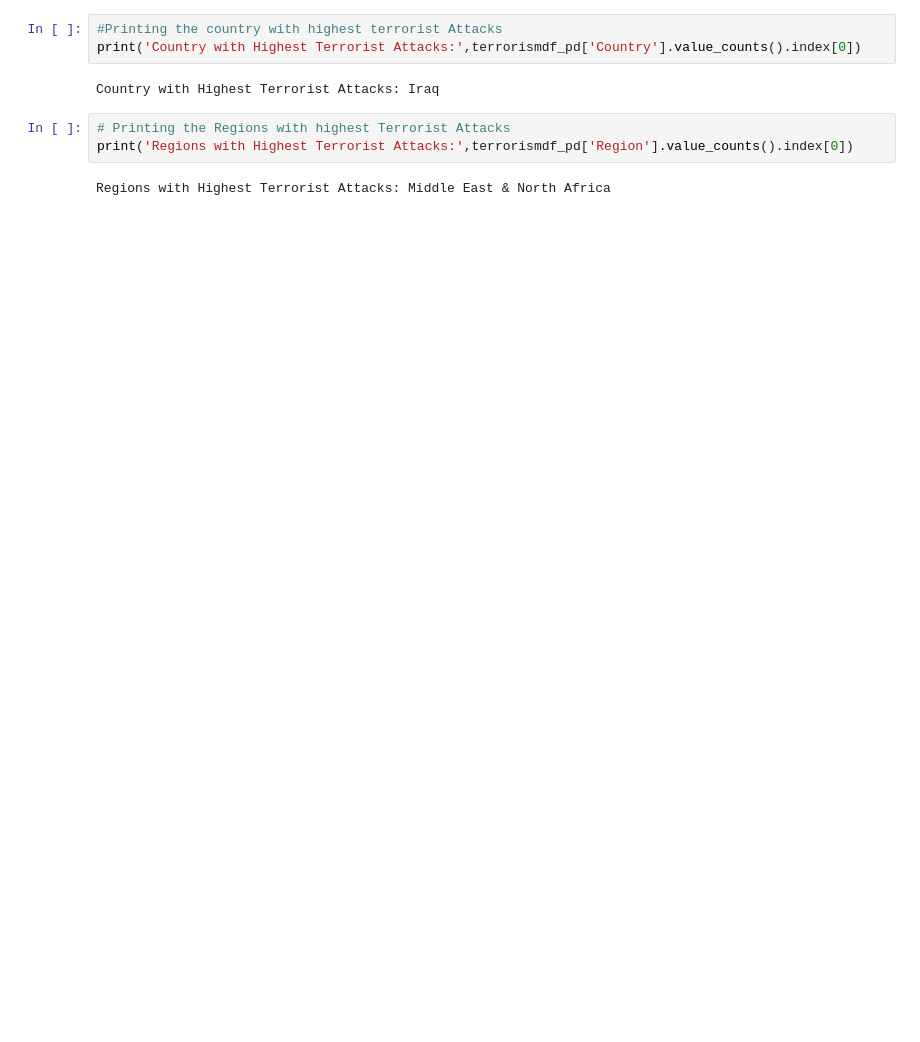
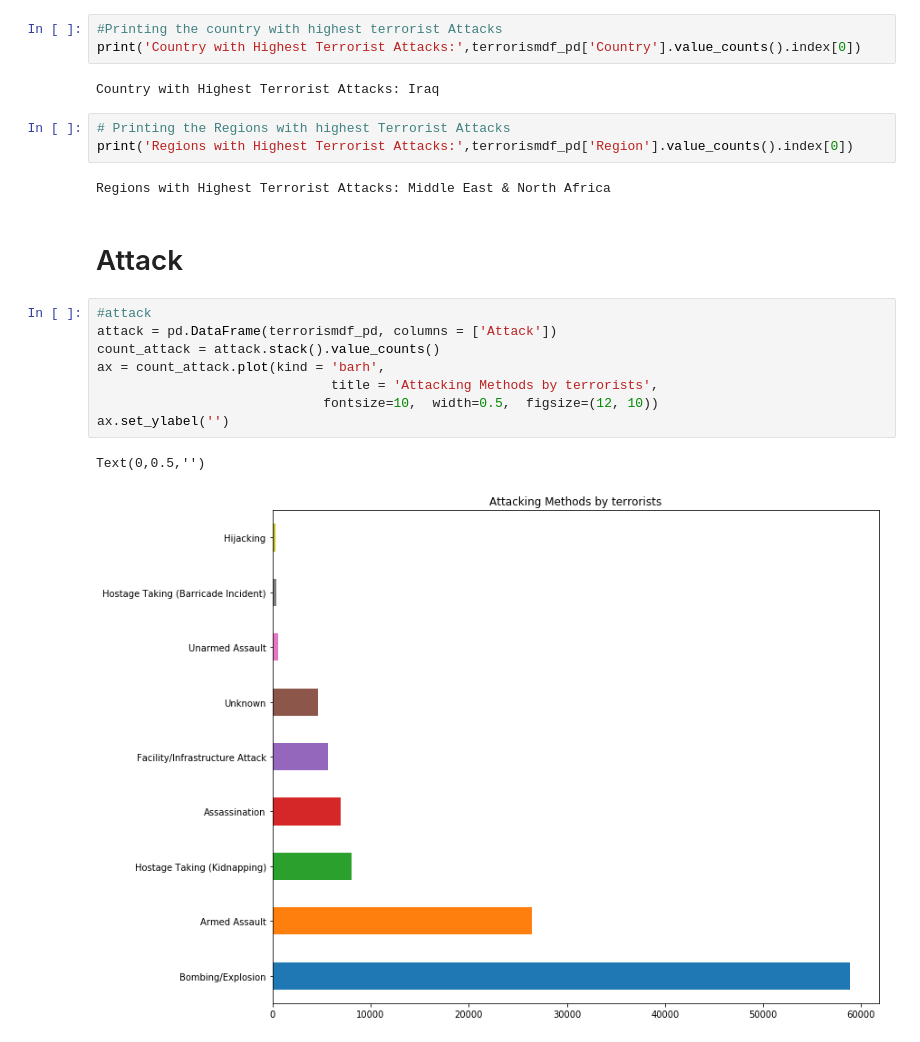
Before and after one commit to Gary-1606/Trial-BDAS, a Jupyter notebook: GlobalTerrorism.ipynb, the cells around one changed output. Saved outputs shown, nothing was run; the diff lists cells and outputs as text; blank space fills up the shorter version.

Commit message:
initial visualisations

```diff
--- a/GlobalTerrorism.ipynb
+++ b/GlobalTerrorism.ipynb
@@ -409,3 +412,16 @@ Country with Highest Terrorist Attacks: Iraq
 print('Regions with Highest Terrorist Attacks:',terrorismdf_pd['Region'].value_counts().index[0])
 # %% [output]
 Regions with Highest Terrorist Attacks: Middle East & North Africa
+# %% [markdown]
+# Attack
+# %%
+#attack
+attack = pd.DataFrame(terrorismdf_pd, columns = ['Attack'])
+count_attack = attack.stack().value_counts()
+ax = count_attack.plot(kind = 'barh',
+                              title = 'Attacking Methods by terrorists',
+                             fontsize=10,  width=0.5,  figsize=(12, 10))
+ax.set_ylabel('')
+# %% [output]
+Text(0,0.5,'')
+[figure, added]
```
Also changed, not shown: parts of 16 cells of this notebook.
